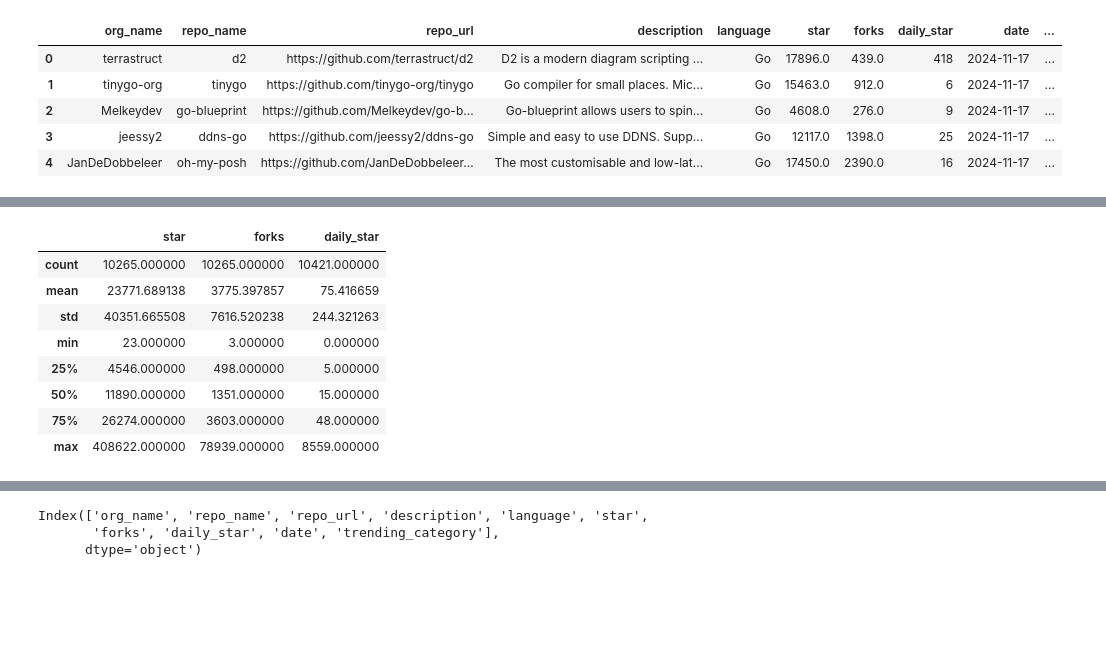
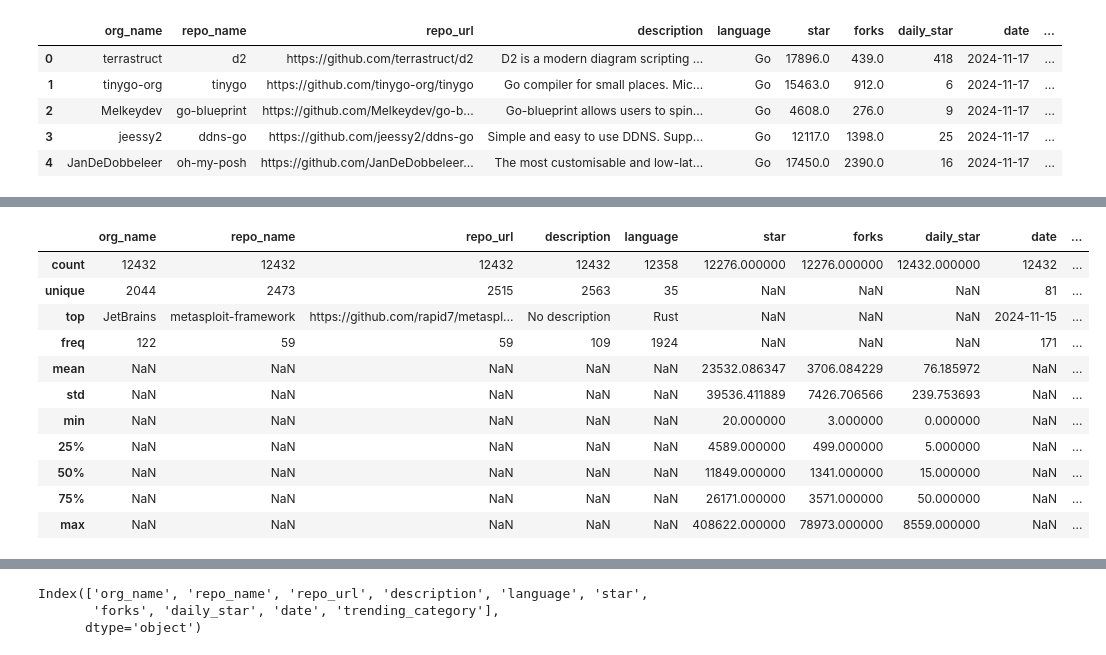
Before and after one commit to jin-raii/netflix-clone, a Jupyter notebook: trending_git.ipynb, the cells around one changed output, grey strips where cells are left out. Saved outputs shown, nothing was run; the diff lists cells and outputs as text; code cells hidden in the pictures; blank space fills up the shorter version.

```diff
--- a/trending_git.ipynb
+++ b/trending_git.ipynb
@@ -47,17 +47,20 @@ date                   0
 trending_category      0
 dtype: int64
 # %%
-df.describe()
+df.describe(include='all')
 # %% [output]
-|  | star | forks | daily_star |
-| count | 10265.000000 | 10265.000000 | 10421.000000 |
-| mean | 23771.689138 | 3775.397857 | 75.416659 |
-| std | 40351.665508 | 7616.520238 | 244.321263 |
-| min | 23.000000 | 3.000000 | 0.000000 |
-| 25% | 4546.000000 | 498.000000 | 5.000000 |
-| 50% | 11890.000000 | 1351.000000 | 15.000000 |
-| 75% | 26274.000000 | 3603.000000 | 48.000000 |
-| max | 408622.000000 | 78939.000000 | 8559.000000 |
+|  | org_name | repo_name | repo_url | description | language | star | forks | daily_star | date | ... |
+| count | 12432 | 12432 | 12432 | 12432 | 12358 | 12276.000000 | 12276.000000 | 12432.000000 | 12432 | ... |
+| unique | 2044 | 2473 | 2515 | 2563 | 35 | NaN | NaN | NaN | 81 | ... |
+| top | JetBrains | metasploit-framework | https://github.com/rapid7/metaspl... | No description | Rust | NaN | NaN | NaN | 2024-11-15 | ... |
+| freq | 122 | 59 | 59 | 109 | 1924 | NaN | NaN | NaN | 171 | ... |
+| mean | NaN | NaN | NaN | NaN | NaN | 23532.086347 | 3706.084229 | 76.185972 | NaN | ... |
+| std | NaN | NaN | NaN | NaN | NaN | 39536.411889 | 7426.706566 | 239.753693 | NaN | ... |
+| min | NaN | NaN | NaN | NaN | NaN | 20.000000 | 3.000000 | 0.000000 | NaN | ... |
+| 25% | NaN | NaN | NaN | NaN | NaN | 4589.000000 | 499.000000 | 5.000000 | NaN | ... |
+| 50% | NaN | NaN | NaN | NaN | NaN | 11849.000000 | 1341.000000 | 15.000000 | NaN | ... |
+| 75% | NaN | NaN | NaN | NaN | NaN | 26171.000000 | 3571.000000 | 50.000000 | NaN | ... |
+| max | NaN | NaN | NaN | NaN | NaN | 408622.000000 | 78973.000000 | 8559.000000 | NaN | ... |
 # %%
 df.info()
 # %% [output]
```
Also changed, not shown: parts of 31 cells of this notebook.
